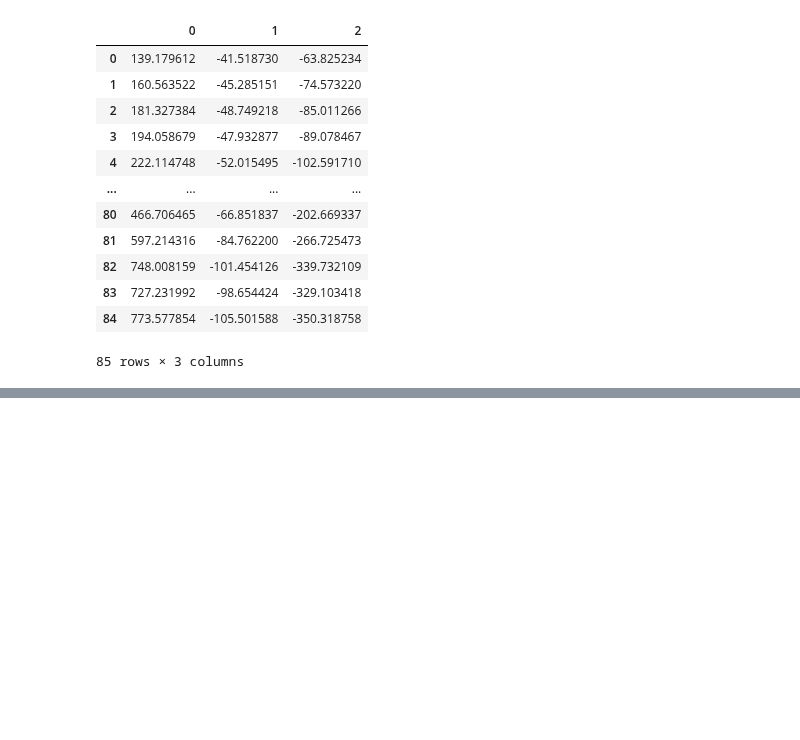
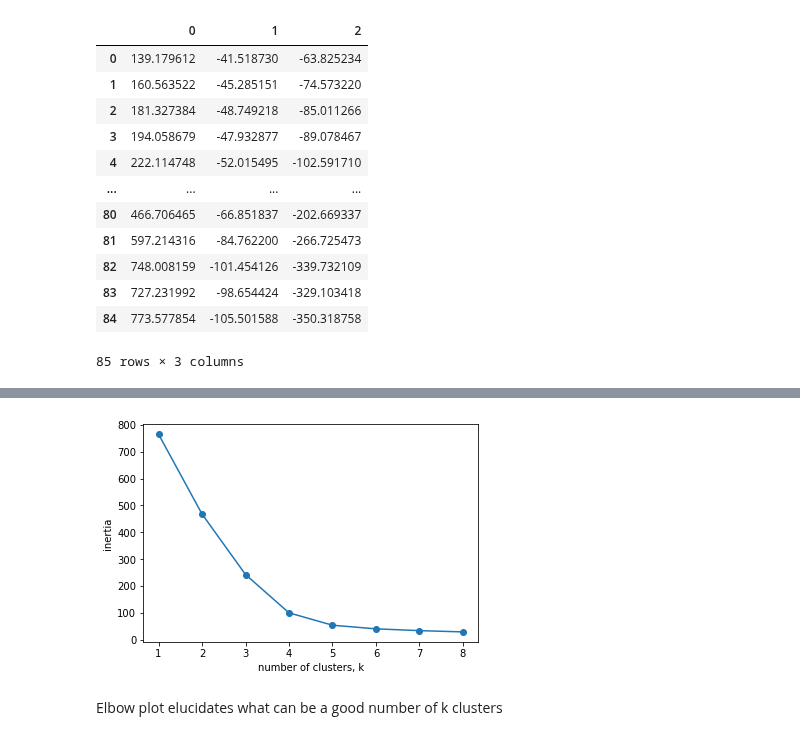
Before and after one commit to rmarinplana/personalProjects, a Jupyter notebook: unsupervised_learning_study.ipynb, the cells around one changed output, grey strips where cells are left out. Cells and saved outputs as stored; diff of their text form; code cells hidden in the pictures; blank space fills up the shorter version.

```diff
--- a/unsupervised_learning_study.ipynb
+++ b/unsupervised_learning_study.ipynb
@@ -230,0 +244,3 @@ pd.DataFrame(pca_fish)
+# %%
+fish = pd.read_csv("datasets/fish.csv", names=range(0,7))
+fish.head()
@@ -230,0 +254,3 @@ pd.DataFrame(pca_fish)
+# %%
+fish = pd.get_dummies(fish, drop_first=True)
+fish.head()
@@ -230,0 +264,35 @@ pd.DataFrame(pca_fish)
+# %%
+from sklearn.cluster import KMeans
+from sklearn.preprocessing import StandardScaler
+from sklearn.pipeline import make_pipeline
+
+ks = range(1, 9)
+inertias = []
+centroids = []
+
+scaler = StandardScaler()
+
+for k in ks:
+    # Create a KMeans instance with k clusters: model
+    kmeans = KMeans(n_clusters=k)
+
+    # Create pipeline: pipeline
+    pipeline = make_pipeline(scaler, kmeans)
+
+    # Fit model to samples
+    pipeline.fit(fish)
+
+    # Append the inertia to the list of inertias
+    inertias.append(kmeans.inertia_)
+    centroids.append(kmeans.cluster_centers_)
+
+# Plot ks vs inertias
+plt.plot(ks, inertias, '-o')
+plt.xlabel('number of clusters, k')
+plt.ylabel('inertia')
+plt.xticks(ks)
+plt.show()
+# %% [output]
+[figure, added]
+# %% [markdown]
+Elbow plot elucidates what can be a good number of k clusters
```
Also changed, not shown: parts of 13 cells of this notebook.
